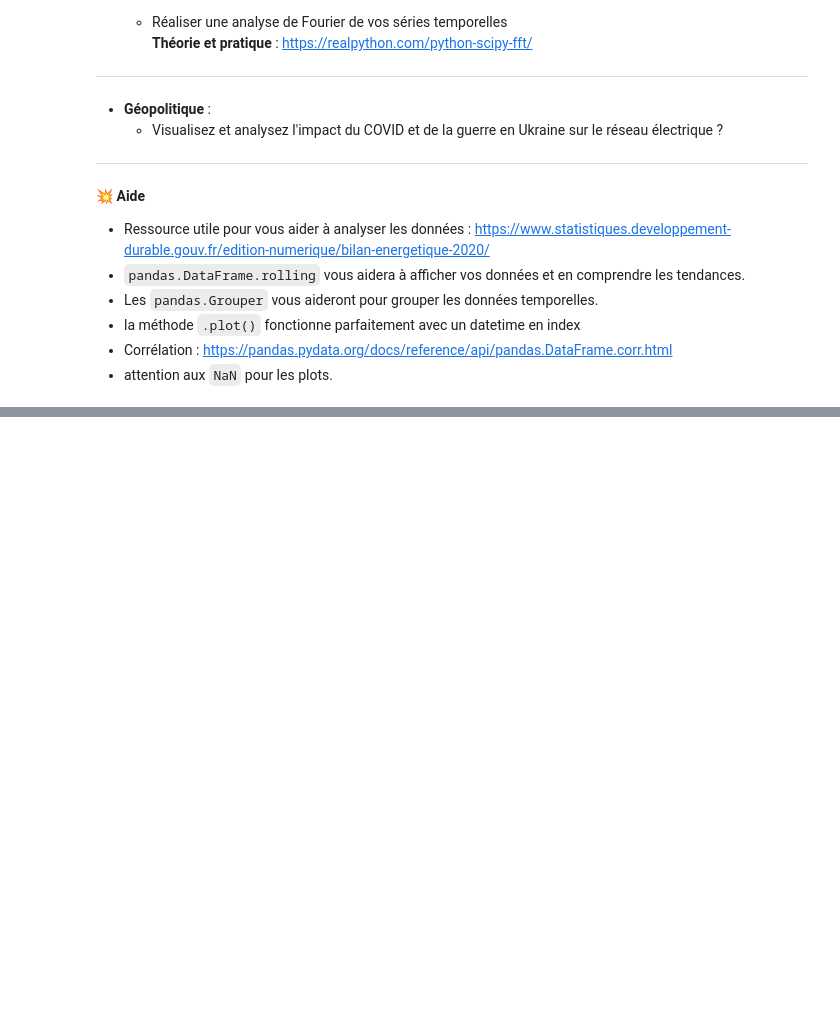
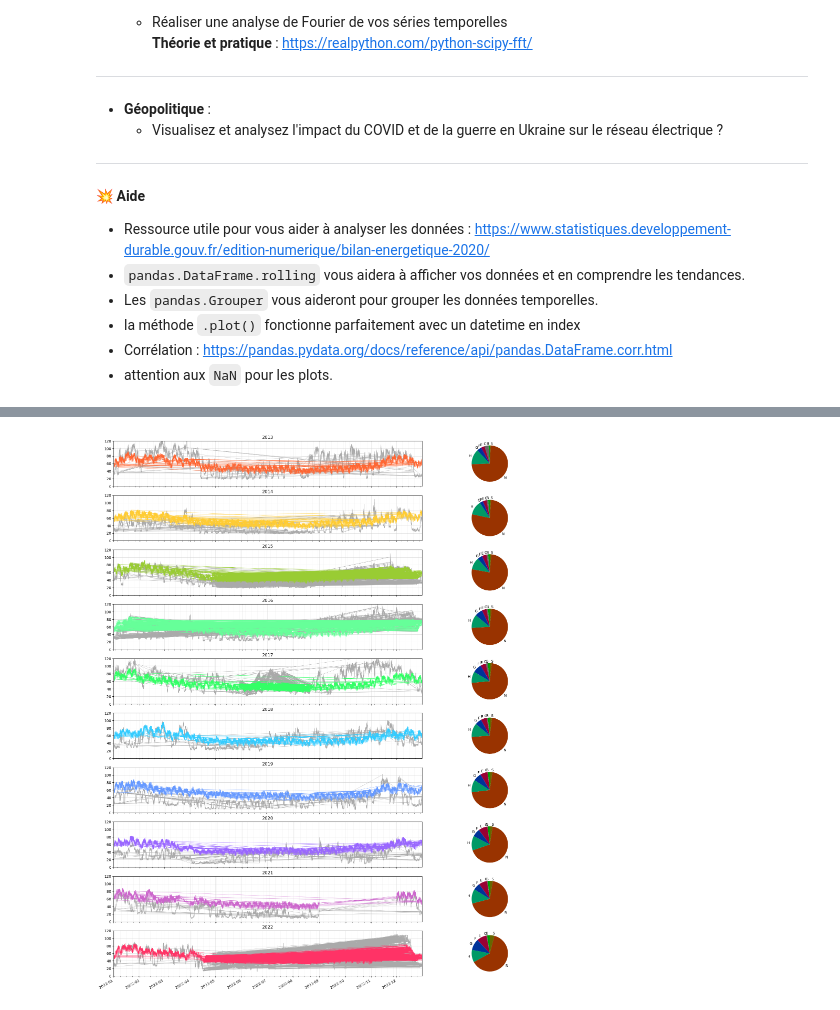
Before and after one commit to ELMOTTA89/Statistique, a Jupyter notebook: 2 - Cas d_étude RTE - Séries temporelles/1_RTE_TimesSeries_National_Etudiant.ipynb, the cells around one changed output, grey strips where cells are left out. Cells and saved outputs as stored; diff of their text form; code cells hidden in the pictures; blank space fills up the shorter version.

```diff
--- a/2 - Cas d_étude RTE - Séries temporelles/1_RTE_TimesSeries_National_Etudiant.ipynb
+++ b/2 - Cas d_étude RTE - Séries temporelles/1_RTE_TimesSeries_National_Etudiant.ipynb
@@ -377,0 +319,3 @@ plt.show()
+# %%
+df_con_pkl = pd.read_pickle("data/df_cons.pkl")
+df_con_pkl
@@ -377,0 +337,4 @@ plt.show()
+# %%
+
+date_time_index = pd.DatetimeIndex(data = df_con_pkl["Date et Heure"], dtype="datetime64[ns, UTC]")
+df_con_pkl.set_index(date_time_index, inplace = True)
@@ -377,0 +363,60 @@ plt.show()
+# %%
+dark_colours = ["#CC3300", "#CC9900", "#669900", "#33CC66", "#00CC33", "#0099CC", "#3366CC", "#6633CC", "#993399", "#CC0033"]
+lite_colours = ["#FF6633", "#FFCC33", "#99CC33", "#66FF99", "#33FF66", "#33CCFF", "#6699FF", "#9966FF", "#CC66CC", "#FF3366"]
+
+fig1, axe1 = plt.subplots(nrows = 10, ncols = 2, figsize = (20.0, 30.0), gridspec_kw = {"width_ratios" : [5 , 1], "height_ratios" : [1, 1, 1, 1, 1, 1, 1, 1, 1, 1]})
+for index, year_as_number in enumerate(range(2013, 2022 + 1, 1)):
+    year_as_string = str(year_as_number)
+    year_mask = (df_con_pkl["Date"] >= pd.to_datetime(year_as_string + "-01-01").date()) & (df_con_pkl["Date"] <= pd.to_datetime(year_as_string + "-12-31").date())
+
+    axe1[index, 0].plot(
+        df_con_pkl["Date et Heure"].loc[year_mask],
+        df_con_pkl["Taux de CO2 (g/kWh)"].loc[year_mask],  # gramme par kWh
+        color = "#AAAAAA", linewidth = 0.5)
+    axe1[index, 0].plot(
+        df_con_pkl["Date et Heure"].loc[year_mask],
+        df_con_pkl["Consommation (MW)"].loc[year_mask] / 1000.0, # Giga-Watts
+        color = lite_colours[index], linewidth = 0.5)
+
+    #if year_as_number == 2021:
+    #    year_mask = (df_con_pkl["Date"] >= pd.to_datetime(year_as_string + "-01-01").date()) & (df_con_pkl["Date"] <= pd.to_datetime(year_as_string + "-03-15").date())
+    #    plot_stat_curves(df_con_pkl, year_mask, dark_colours[index], lite_colours[index], axe1[index, 0])
+    #    year_mask = (df_con_pkl["Date"] >= pd.to_datetime(year_as_string + "-04-01").date()) & (df_con_pkl["Date"] <= pd.to_datetime(year_as_string + "-08-31").date())
+    #    plot_stat_curves(df_con_pkl, year_mask, dark_colours[index], lite_colours[index], axe1[index, 0])
+    #    year_mask = (df_con_pkl["Date"] >= pd.to_datetime(year_as_string + "-12-01").date()) & (df_con_pkl["Date"] <= pd.to_datetime(year_as_string + "-12-31").date())
+    #    plot_stat_curves(df_con_pkl, year_mask, dark_colours[index], lite_colours[index], axe1[index, 0])
+    #else:
+    #    plot_stat_curves(df_con_pkl, year_mask, dark_colours[index], lite_colours[index], axe1[index, 0])
+#
+    #if year_as_number == 2022:
+    #    axe1[index, 0].set_xticklabels(["J", "F", "M", "A", "M", "J", "J", "A", "S", "O", "N", "D"])
+    #else:
+    #    axe1[index, 0].set_xticklabels("")
+#
+    axe1[index, 0].xaxis.set_major_locator(dat.MonthLocator())
+    axe1[index, 0].xaxis.set_minor_locator(dat.WeekdayLocator(dat.SUNDAY))
+    axe1[index, 0].set_title(year_as_string)
+    axe1[index, 0].grid(color = "#CCCCCC", which="major", axis = "both", linewidth = 0.5)
+    axe1[index, 0].grid(color = "#EEEEEE", which="minor", axis = "both", linewidth = 0.5)
+    axe1[index, 0].set_xlim([pd.to_datetime(year_as_string + "-01-01").date(), pd.to_datetime(year_as_string + "-12-31").date()])
+    axe1[index, 0].set_ylim([0, 120])
+
+    pie_chart_labels = ["B", "C", "E", "F", "G", "H", "N", "S"]
+    pie_chart_colours = ["#009900", "#666666", "#990033", "#330099", "#003399", "#009966", "#993300", "#666600"]
+
+    pie_chart_quantities = [
+        df_con_pkl["Bioénergies (MW)"].loc[year_mask].sum(),
+        df_con_pkl["Charbon (MW)"].loc[year_mask].sum(),
+        df_con_pkl["Eolien (MW)"].loc[year_mask].sum(),
+        df_con_pkl["Fioul (MW)"].loc[year_mask].sum(),
+        df_con_pkl["Gaz (MW)"].loc[year_mask].sum(),
+        df_con_pkl["Hydraulique (MW)"].loc[year_mask].sum(),
+        df_con_pkl["Nucléaire (MW)"].loc[year_mask].sum(),
+        df_con_pkl["Solaire (MW)"].loc[year_mask].sum()
+    ]
+    axe1[index, 1].pie(pie_chart_quantities, labels = pie_chart_labels, colors = pie_chart_colours, startangle = 90)
+
+plt.gcf().autofmt_xdate()
+plt.show()
+# %% [output]
+[figure, added]
```
Also changed, not shown: parts of 24 cells of this notebook, 6 other files.
